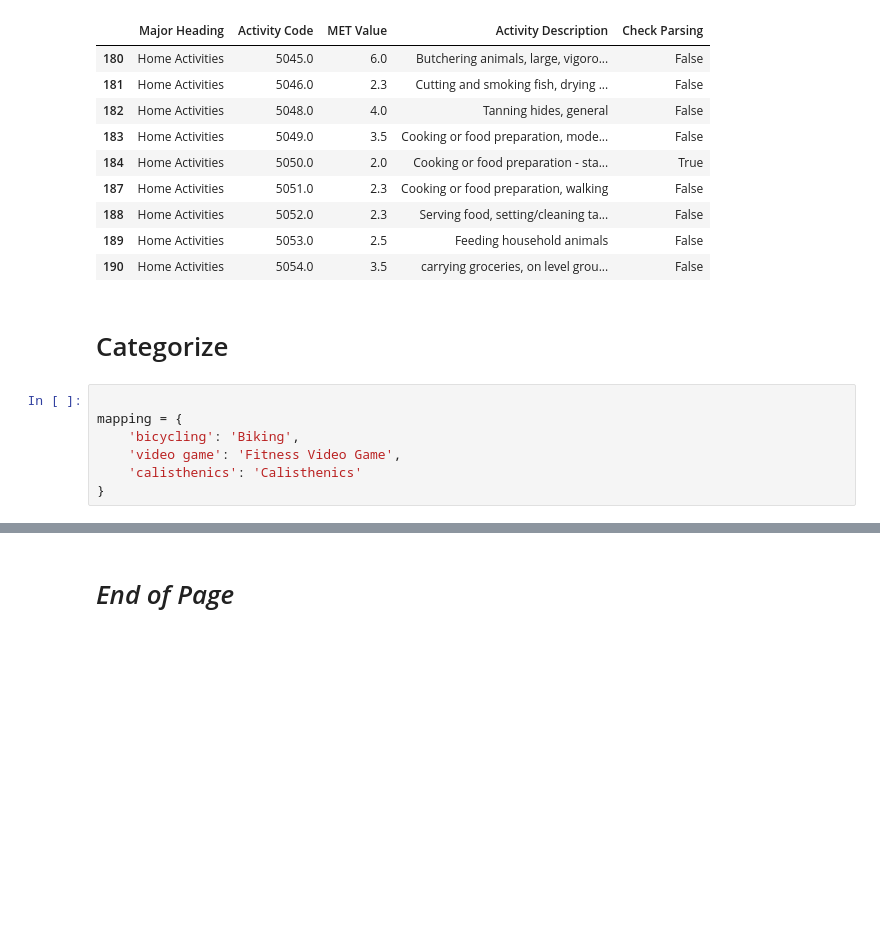
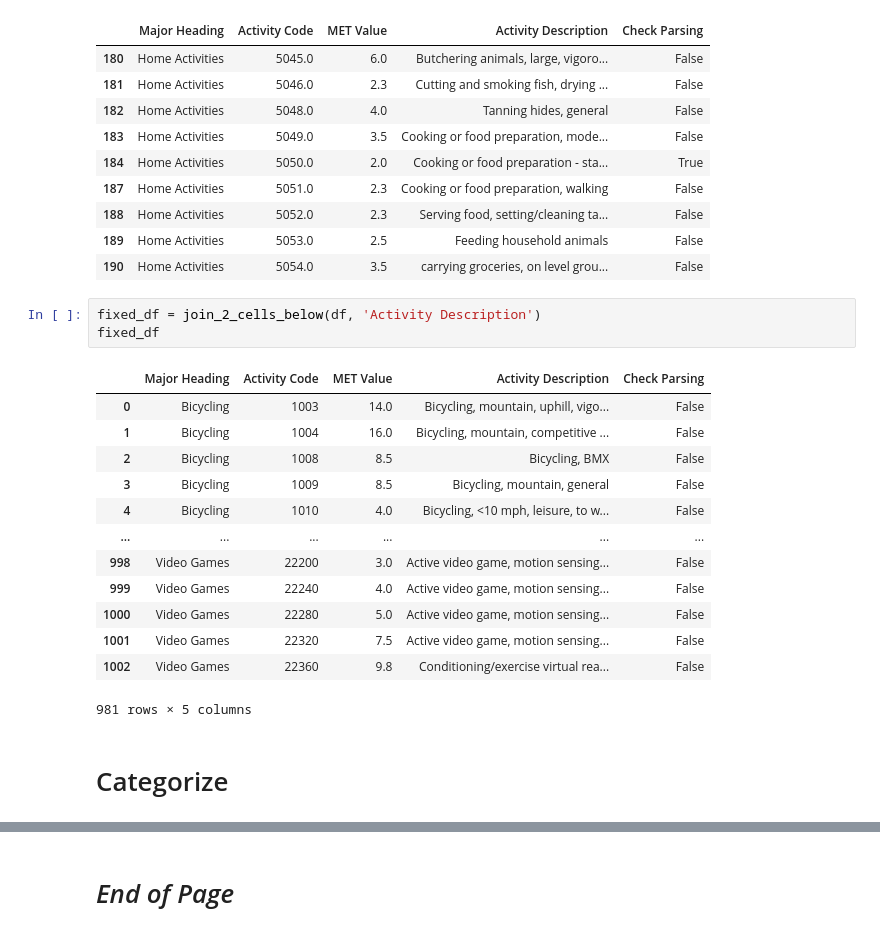
Before and after one commit to silvhua/custom_python, a Jupyter notebook: notebooks/2024-03-12 parse Physical Activity Comppendium PDF.ipynb, the cells around one changed output, grey strips where cells are left out. Drawn from its saved outputs; the diff is of its cells as text; blank space fills up the shorter version.

```diff
--- a/notebooks/2024-03-12 parse Physical Activity Comppendium PDF.ipynb
+++ b/notebooks/2024-03-12 parse Physical Activity Comppendium PDF.ipynb
@@ -797,12 +797,22 @@ join_2_cells_below(series1, 'Activity Description')
 | 188 | Home Activities | 5052.0 | 2.3 | Serving food, setting/cleaning ta... | False |
 | 189 | Home Activities | 5053.0 | 2.5 | Feeding household animals | False |
 | 190 | Home Activities | 5054.0 | 3.5 | carrying groceries, on level grou... | False |
+# %%
+fixed_df = join_2_cells_below(df, 'Activity Description')
+fixed_df
+# %% [output]
+|  | Major Heading | Activity Code | MET Value | Activity Description | Check Parsing |
+| 0 | Bicycling | 1003 | 14.0 | Bicycling, mountain, uphill, vigo... | False |
+| 1 | Bicycling | 1004 | 16.0 | Bicycling, mountain, competitive ... | False |
+| 2 | Bicycling | 1008 | 8.5 | Bicycling, BMX | False |
+| 3 | Bicycling | 1009 | 8.5 | Bicycling, mountain, general | False |
+| 4 | Bicycling | 1010 | 4.0 | Bicycling, <10 mph, leisure, to w... | False |
+| ... | ... | ... | ... | ... | ... |
+| 998 | Video Games | 22200 | 3.0 | Active video game, motion sensing... | False |
+| 999 | Video Games | 22240 | 4.0 | Active video game, motion sensing... | False |
+| 1000 | Video Games | 22280 | 5.0 | Active video game, motion sensing... | False |
+| 1001 | Video Games | 22320 | 7.5 | Active video game, motion sensing... | False |
+| 1002 | Video Games | 22360 | 9.8 | Conditioning/exercise virtual rea... | False |
+981 rows × 5 columns
 # %% [markdown]
 # Categorize
-# %%
-
-mapping = {
-    'bicycling': 'Biking',
-    'video game': 'Fitness Video Game',
-    'calisthenics': 'Calisthenics'
-}
```
Also changed, not shown: parts of 2 cells of this notebook, 1 other file.
